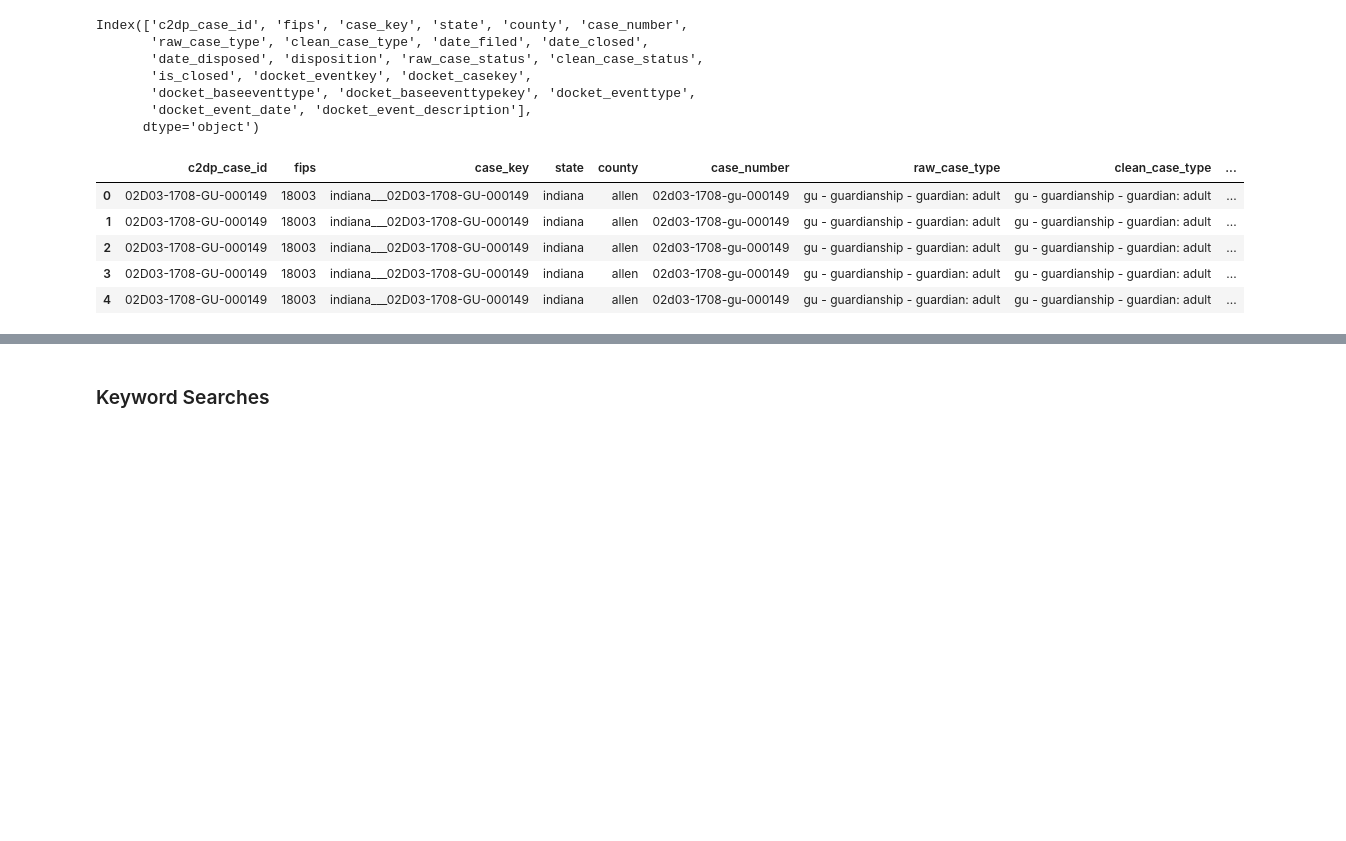
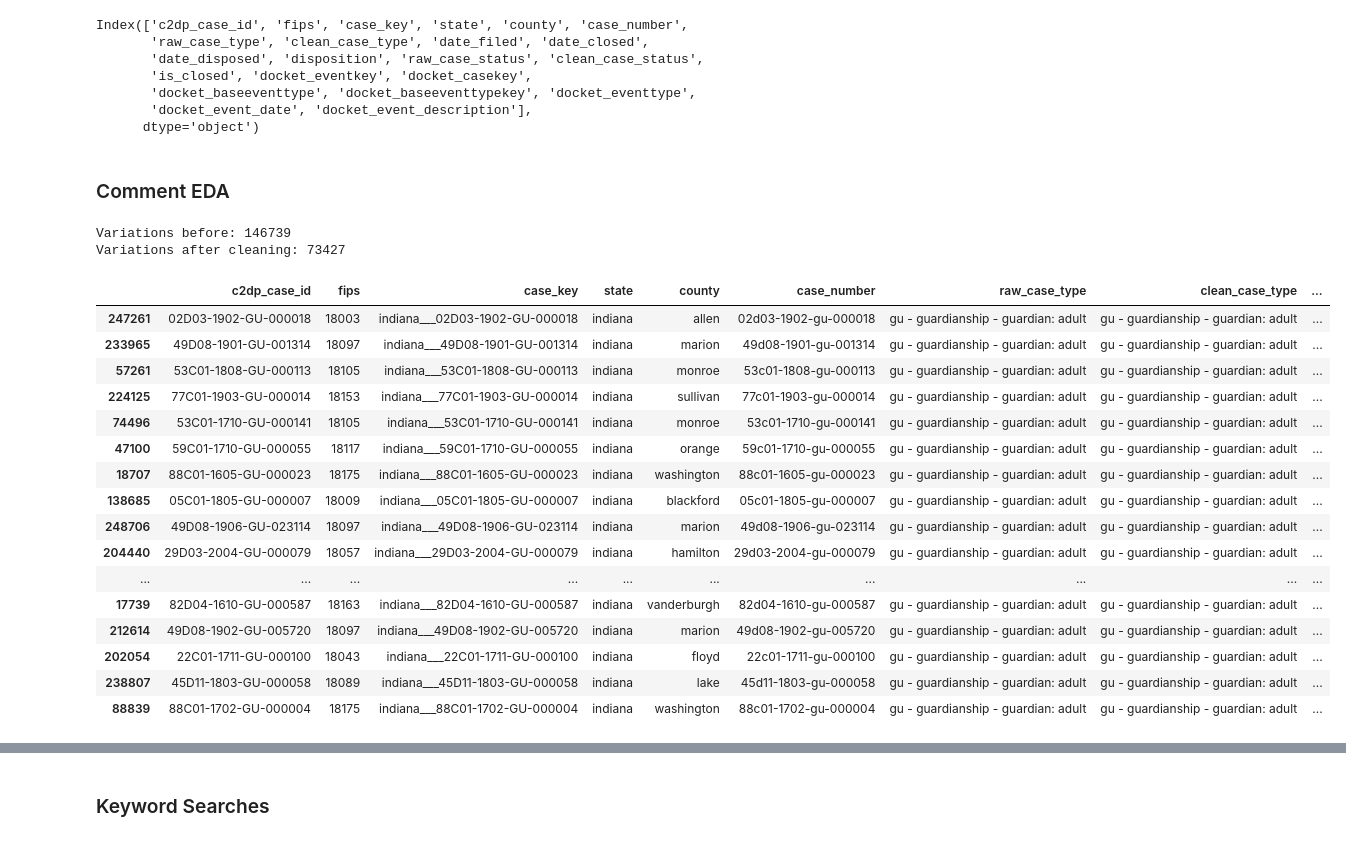
Before and after one commit to rcarroll901/data-driven-justice, a Jupyter notebook: projects/hhs/analysis/indiana-agc-eda.ipynb, the cells around one changed output, grey strips where cells are left out. Drawn from its saved outputs; the diff is of its cells as text; code cells hidden in the pictures; blank space fills up the shorter version.

Commit message:
before traveling to Memphis

```diff
--- a/projects/hhs/analysis/indiana-agc-eda.ipynb
+++ b/projects/hhs/analysis/indiana-agc-eda.ipynb
@@ -6,6 +6,8 @@ import pandas as pd
 pd.set_option("display.max_columns", None)
 pd.set_option("display.max_rows", 500)
 pd.set_option("display.min_rows", 200)
+pd.set_option('display.max_colwidth', None)
+
 pd.options.mode.chained_assignment = None
 # %%
 ddf = pd.read_csv('../data/indiana/indiana_guardianship_dockets.csv')
@@ -56,0 +47,2 @@ frequency_table.to_csv(f'../data/indiana/docket_keyword_search_results/all.csv')
+# %% [markdown]
+### Comment EDA
@@ -57,9 +53,30 @@ frequency_table.to_csv(f'../data/indiana/docket_keyword_search_results/all.csv')
+# %%
+ddf['clean_comment'] = ddf.docket_event_comment.str.lower()
+print('Variations before:', ddf.clean_comment.nunique())
+erase_list = ['----.*', '[\d\/\,\.]', '\: *(am|pm)', '\n']
+for e in erase_list:
+    ddf['clean_comment'] = ddf['clean_comment'].str.replace(e, ' ', regex=True)
+print('Variations after cleaning:', ddf.clean_comment.nunique())
+# %% [output]
+Variations before: 146739
+Variations after cleaning: 73427
 # %%
-ddf.head()
+ddf[~ddf.docket_event_comment.isnull()].sample(100)
 # %% [output]
 |  | c2dp_case_id | fips | case_key | state | county | case_number | raw_case_type | clean_case_type | ... |
-| 0 | 02D03-1708-GU-000149 | 18003 | indiana___02D03-1708-GU-000149 | indiana | allen | 02d03-1708-gu-000149 | gu - guardianship - guardian: adult | gu - guardianship - guardian: adult | ... |
-| 1 | 02D03-1708-GU-000149 | 18003 | indiana___02D03-1708-GU-000149 | indiana | allen | 02d03-1708-gu-000149 | gu - guardianship - guardian: adult | gu - guardianship - guardian: adult | ... |
-| 2 | 02D03-1708-GU-000149 | 18003 | indiana___02D03-1708-GU-000149 | indiana | allen | 02d03-1708-gu-000149 | gu - guardianship - guardian: adult | gu - guardianship - guardian: adult | ... |
-| 3 | 02D03-1708-GU-000149 | 18003 | indiana___02D03-1708-GU-000149 | indiana | allen | 02d03-1708-gu-000149 | gu - guardianship - guardian: adult | gu - guardianship - guardian: adult | ... |
-| 4 | 02D03-1708-GU-000149 | 18003 | indiana___02D03-1708-GU-000149 | indiana | allen | 02d03-1708-gu-000149 | gu - guardianship - guardian: adult | gu - guardianship - guardian: adult | ... |
+| 247261 | 02D03-1902-GU-000018 | 18003 | indiana___02D03-1902-GU-000018 | indiana | allen | 02d03-1902-gu-000018 | gu - guardianship - guardian: adult | gu - guardianship - guardian: adult | ... |
+| 233965 | 49D08-1901-GU-001314 | 18097 | indiana___49D08-1901-GU-001314 | indiana | marion | 49d08-1901-gu-001314 | gu - guardianship - guardian: adult | gu - guardianship - guardian: adult | ... |
+| 57261 | 53C01-1808-GU-000113 | 18105 | indiana___53C01-1808-GU-000113 | indiana | monroe | 53c01-1808-gu-000113 | gu - guardianship - guardian: adult | gu - guardianship - guardian: adult | ... |
+| 224125 | 77C01-1903-GU-000014 | 18153 | indiana___77C01-1903-GU-000014 | indiana | sullivan | 77c01-1903-gu-000014 | gu - guardianship - guardian: adult | gu - guardianship - guardian: adult | ... |
+| 74496 | 53C01-1710-GU-000141 | 18105 | indiana___53C01-1710-GU-000141 | indiana | monroe | 53c01-1710-gu-000141 | gu - guardianship - guardian: adult | gu - guardianship - guardian: adult | ... |
+| 47100 | 59C01-1710-GU-000055 | 18117 | indiana___59C01-1710-GU-000055 | indiana | orange | 59c01-1710-gu-000055 | gu - guardianship - guardian: adult | gu - guardianship - guardian: adult | ... |
+| 18707 | 88C01-1605-GU-000023 | 18175 | indiana___88C01-1605-GU-000023 | indiana | washington | 88c01-1605-gu-000023 | gu - guardianship - guardian: adult | gu - guardianship - guardian: adult | ... |
+| 138685 | 05C01-1805-GU-000007 | 18009 | indiana___05C01-1805-GU-000007 | indiana | blackford | 05c01-1805-gu-000007 | gu - guardianship - guardian: adult | gu - guardianship - guardian: adult | ... |
+| 248706 | 49D08-1906-GU-023114 | 18097 | indiana___49D08-1906-GU-023114 | indiana | marion | 49d08-1906-gu-023114 | gu - guardianship - guardian: adult | gu - guardianship - guardian: adult | ... |
+| 204440 | 29D03-2004-GU-000079 | 18057 | indiana___29D03-2004-GU-000079 | indiana | hamilton | 29d03-2004-gu-000079 | gu - guardianship - guardian: adult | gu - guardianship - guardian: adult | ... |
+| ... | ... | ... | ... | ... | ... | ... | ... | ... | ... |
+| 17739 | 82D04-1610-GU-000587 | 18163 | indiana___82D04-1610-GU-000587 | indiana | vanderburgh | 82d04-1610-gu-000587 | gu - guardianship - guardian: adult | gu - guardianship - guardian: adult | ... |
+| 212614 | 49D08-1902-GU-005720 | 18097 | indiana___49D08-1902-GU-005720 | indiana | marion | 49d08-1902-gu-005720 | gu - guardianship - guardian: adult | gu - guardianship - guardian: adult | ... |
+| 202054 | 22C01-1711-GU-000100 | 18043 | indiana___22C01-1711-GU-000100 | indiana | floyd | 22c01-1711-gu-000100 | gu - guardianship - guardian: adult | gu - guardianship - guardian: adult | ... |
+| 238807 | 45D11-1803-GU-000058 | 18089 | indiana___45D11-1803-GU-000058 | indiana | lake | 45d11-1803-gu-000058 | gu - guardianship - guardian: adult | gu - guardianship - guardian: adult | ... |
+| 88839 | 88C01-1702-GU-000004 | 18175 | indiana___88C01-1702-GU-000004 | indiana | washington | 88c01-1702-gu-000004 | gu - guardianship - guardian: adult | gu - guardianship - guardian: adult | ... |
```
Also changed, not shown: parts of 7 cells of this notebook, 2 other files.
